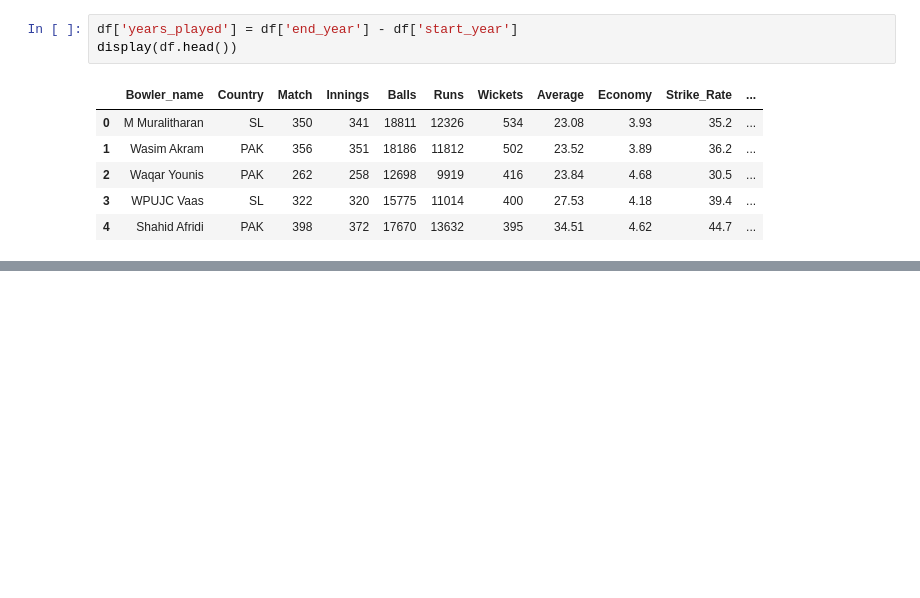
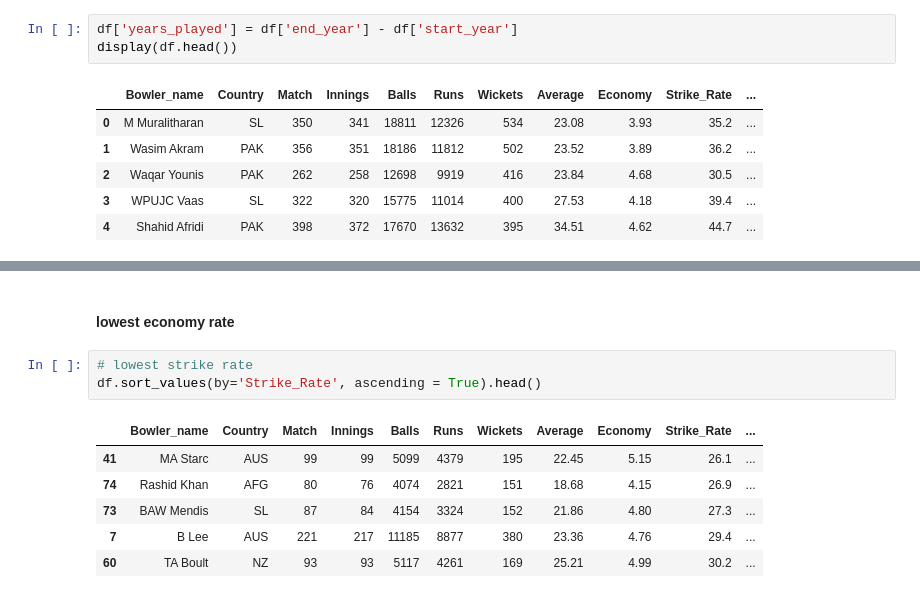
Before and after one commit to saadibna/ODI_bowlers_analysis, a Jupyter notebook: ODI_bowlers_analysis.ipynb, the cells around one changed output, grey strips where cells are left out. Cells and saved outputs as stored; diff of their text form; blank space fills up the shorter version.

```diff
--- a/ODI_bowlers_analysis.ipynb
+++ b/ODI_bowlers_analysis.ipynb
@@ -339,0 +414,12 @@ display(df.head())
+# %% [markdown]
+#### lowest economy rate
+# %%
+# lowest strike rate
+df.sort_values(by='Strike_Rate', ascending = True).head()
+# %% [output]
+|  | Bowler_name | Country | Match | Innings | Balls | Runs | Wickets | Average | Economy | Strike_Rate | ... |
+| 41 | MA Starc | AUS | 99 | 99 | 5099 | 4379 | 195 | 22.45 | 5.15 | 26.1 | ... |
+| 74 | Rashid Khan | AFG | 80 | 76 | 4074 | 2821 | 151 | 18.68 | 4.15 | 26.9 | ... |
+| 73 | BAW Mendis | SL | 87 | 84 | 4154 | 3324 | 152 | 21.86 | 4.80 | 27.3 | ... |
+| 7 | B Lee | AUS | 221 | 217 | 11185 | 8877 | 380 | 23.36 | 4.76 | 29.4 | ... |
+| 60 | TA Boult | NZ | 93 | 93 | 5117 | 4261 | 169 | 25.21 | 4.99 | 30.2 | ... |
```
Also changed, not shown: parts of 30 cells of this notebook, 1 other file.
